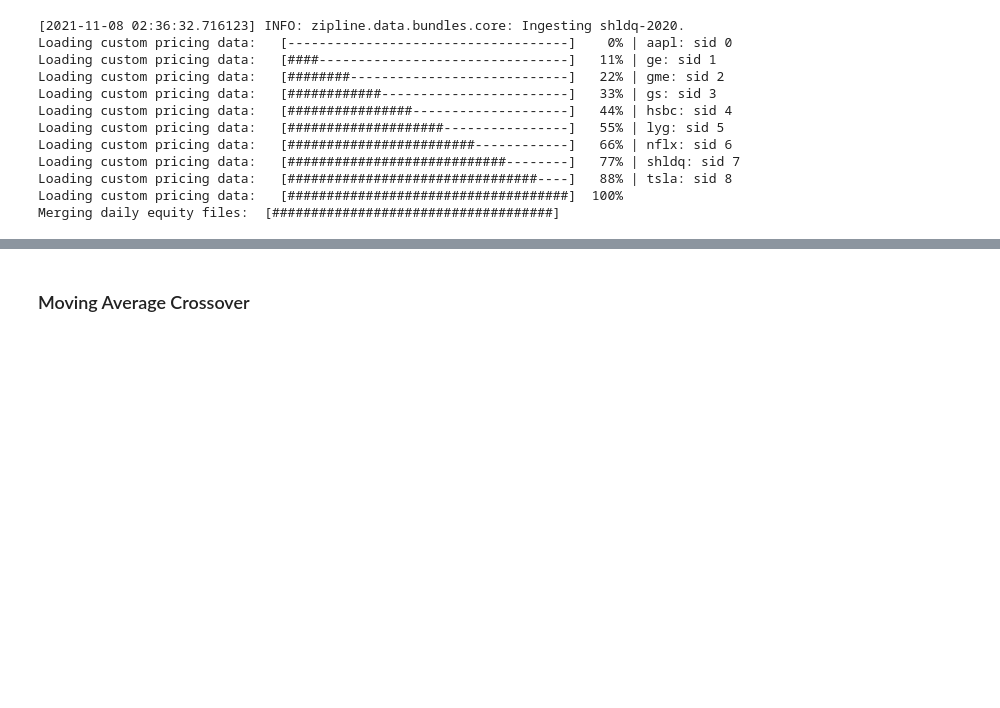
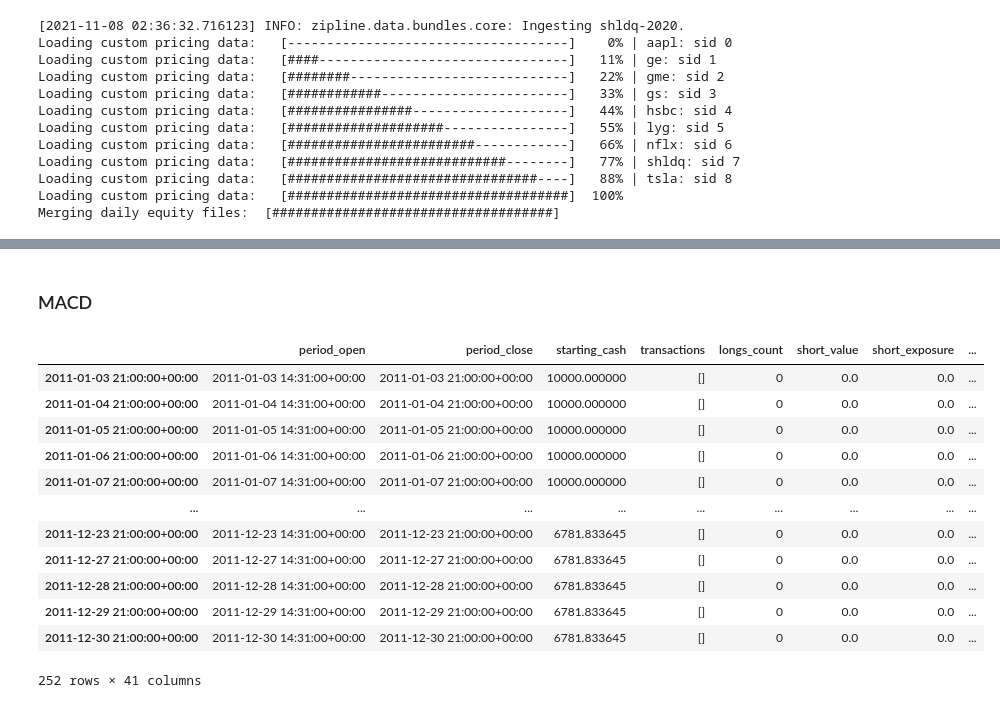
Before and after one commit to josephahn/trading_data_analysis, a Jupyter notebook: comparing_trading_strategies.ipynb, the cells around one changed output, grey strips where cells are left out. Saved outputs shown, nothing was run; the diff lists cells and outputs as text; code cells hidden in the pictures; blank space fills up the shorter version.

```diff
--- a/comparing_trading_strategies.ipynb
+++ b/comparing_trading_strategies.ipynb
@@ -283,44 +245,52 @@ sma_results = run_algorithm(
 # %% [markdown]
-### Moving Average Crossover
+### MACD
 # %%
-SLOW_MA_PERIODS = 100
-FAST_MA_PERIODS = 20
+%%zipline --start 2011-1-1 --end 2011-12-31 --capital-base 10000.0 -o tsla_2011_macd.pkl --no-benchmark
 
+# imports ----
+from zipline.api import order_target, record, symbol, set_commission, order_percent
+import matplotlib.pyplot as plt
+import talib as ta
+from zipline.finance import commission
+
+# parameters ----
+SELECTED_STOCK = 'TSLA'
+
+ #initialize the strategy
 def initialize(context):
-    context.days = 0
-    context.asset = symbol(ticker)
+    context.time = 0
+    context.asset = symbol(SELECTED_STOCK)
+    context.set_commission(commission.PerShare(cost=0.0, min_trade_cost=0))
     context.has_position = False
 
 def handle_data(context, data):
-    context.days += 1
-    if context.days < SLOW_MA_PERIODS:
+    context.time += 1
+    if context.time < 34:
         return
 
-    # calculate moving averages
-    fast_ma = data.history(context.asset, 'price', bar_count=FAST_MA_PERIODS, frequency="1d").mean()
-    slow_ma = data.history(context.asset, 'price', bar_count=SLOW_MA_PERIODS, frequency="1d").mean()
+    price_history = data.history(context.asset, fields="price", bar_count=34, frequency="1d")
+    macd, macdsignal, macdhist = ta.MACD(price_history, 12, 26, 9)
 
-    # trading logic
-    if (fast_ma > slow_ma) & (not context.has_position):
+    if (macdsignal[-1] < macd[-1]) and (not context.has_position):
         order_percent(context.asset, 1.0)
         context.has_position = True
-    elif (fast_ma < slow_ma) & (context.has_position):
+
+    if (macdsignal[-1] > macd[-1]) and (context.has_position):
         order_target(context.asset, 0)
         context.has_position = False
 
-    record(price=data.current(context.asset, 'price'),
-           fast_ma=fast_ma,
-           slow_ma=slow_ma)
-
-
-mac_results = run_algorithm(
-    start=start,
-    end=end,
-    initialize=initialize,
-    handle_data=handle_data,
-    capital_base=principal,
-    bundle=bundle_name,
-    data_frequency="daily",
-)
-
-# plot('Moving Average Crossover Strategy - Tesla', mac_results, ['price', 'fast_ma', 'slow_ma'])
+    record(macd =  macd[-1], macdsignal = macdsignal[-1], macdhist = macdhist[-1], price=price_history[-1])
+# %% [output]
+|  | period_open | period_close | starting_cash | transactions | longs_count | short_value | short_exposure | ... |
+| 2011-01-03 21:00:00+00:00 | 2011-01-03 14:31:00+00:00 | 2011-01-03 21:00:00+00:00 | 10000.000000 | [] | 0 | 0.0 | 0.0 | ... |
+| 2011-01-04 21:00:00+00:00 | 2011-01-04 14:31:00+00:00 | 2011-01-04 21:00:00+00:00 | 10000.000000 | [] | 0 | 0.0 | 0.0 | ... |
+| 2011-01-05 21:00:00+00:00 | 2011-01-05 14:31:00+00:00 | 2011-01-05 21:00:00+00:00 | 10000.000000 | [] | 0 | 0.0 | 0.0 | ... |
+| 2011-01-06 21:00:00+00:00 | 2011-01-06 14:31:00+00:00 | 2011-01-06 21:00:00+00:00 | 10000.000000 | [] | 0 | 0.0 | 0.0 | ... |
+| 2011-01-07 21:00:00+00:00 | 2011-01-07 14:31:00+00:00 | 2011-01-07 21:00:00+00:00 | 10000.000000 | [] | 0 | 0.0 | 0.0 | ... |
+| ... | ... | ... | ... | ... | ... | ... | ... | ... |
+| 2011-12-23 21:00:00+00:00 | 2011-12-23 14:31:00+00:00 | 2011-12-23 21:00:00+00:00 | 6781.833645 | [] | 0 | 0.0 | 0.0 | ... |
+| 2011-12-27 21:00:00+00:00 | 2011-12-27 14:31:00+00:00 | 2011-12-27 21:00:00+00:00 | 6781.833645 | [] | 0 | 0.0 | 0.0 | ... |
+| 2011-12-28 21:00:00+00:00 | 2011-12-28 14:31:00+00:00 | 2011-12-28 21:00:00+00:00 | 6781.833645 | [] | 0 | 0.0 | 0.0 | ... |
+| 2011-12-29 21:00:00+00:00 | 2011-12-29 14:31:00+00:00 | 2011-12-29 21:00:00+00:00 | 6781.833645 | [] | 0 | 0.0 | 0.0 | ... |
+| 2011-12-30 21:00:00+00:00 | 2011-12-30 14:31:00+00:00 | 2011-12-30 21:00:00+00:00 | 6781.833645 | [] | 0 | 0.0 | 0.0 | ... |
+252 rows × 41 columns
```
Also changed, not shown: parts of 25 cells of this notebook.
